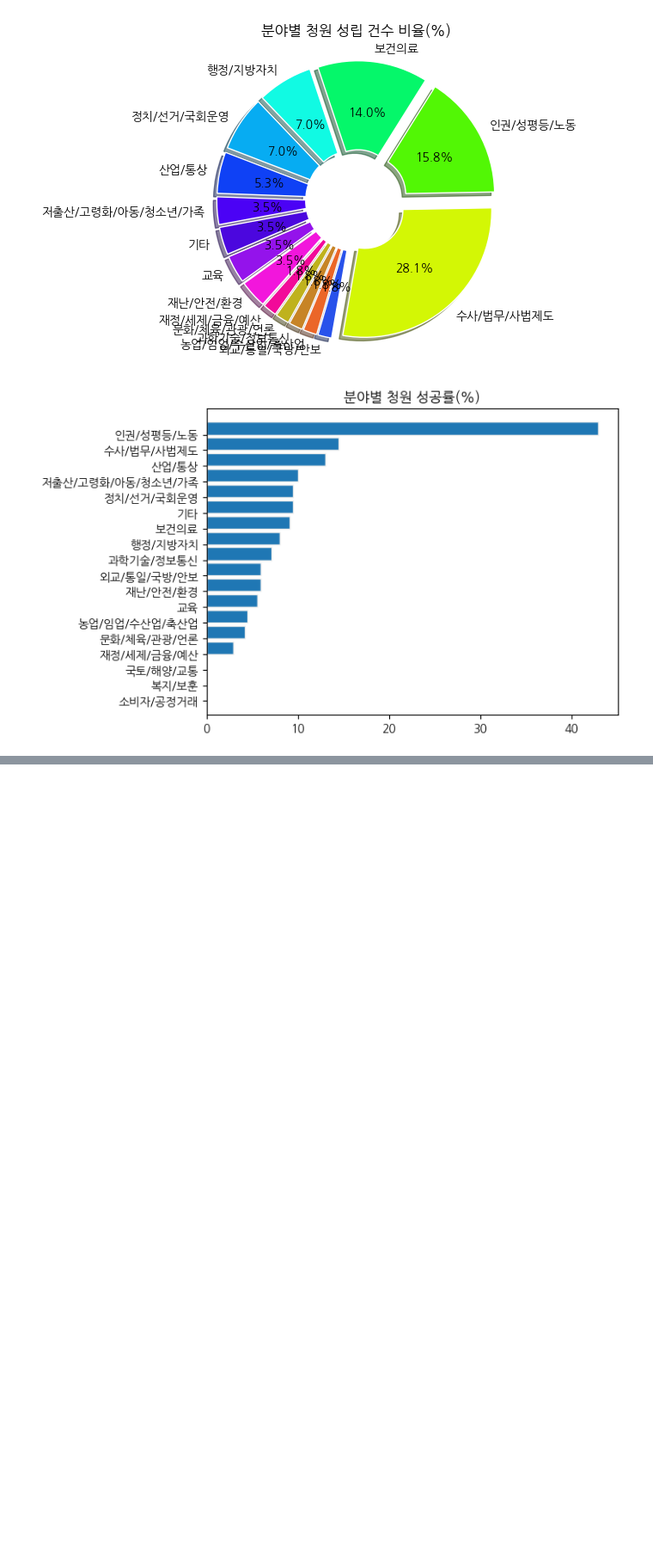
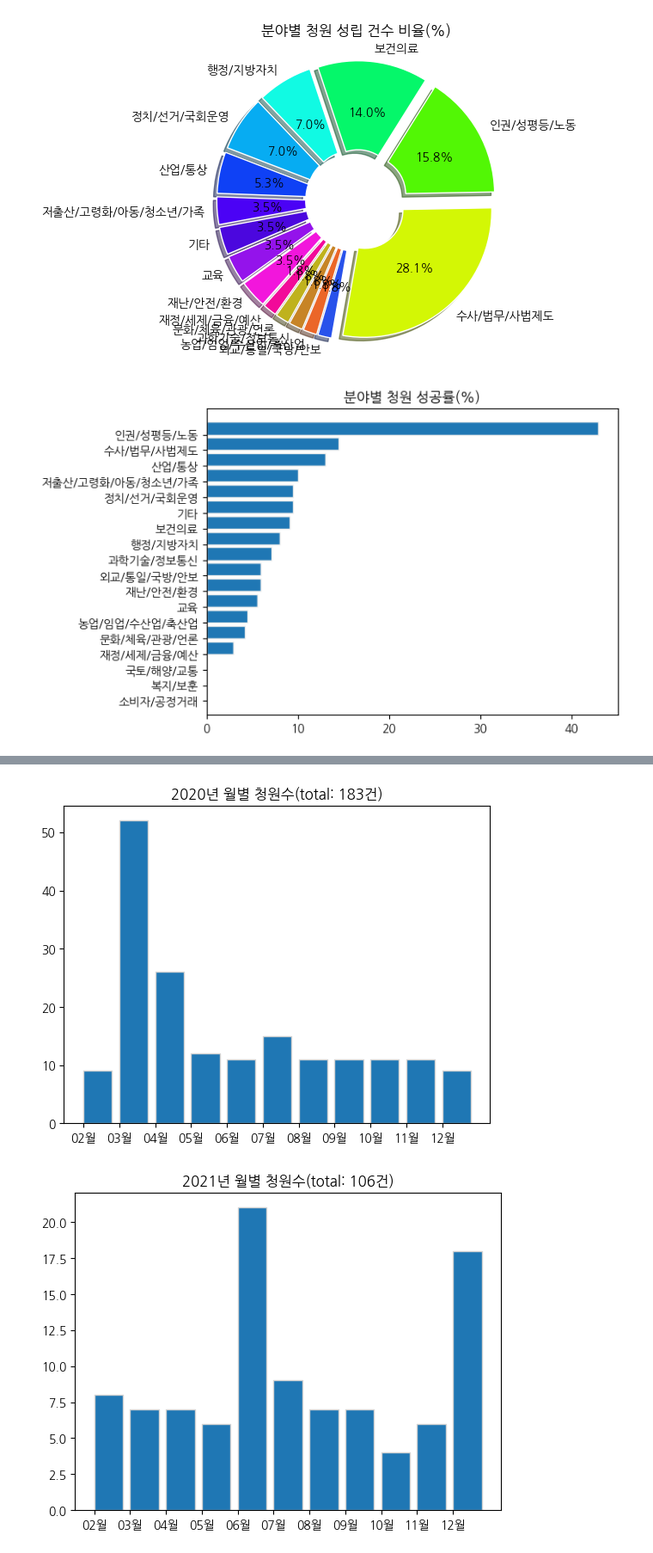
Before and after one commit to stonesteel0606/seaborn_tutorial, a Jupyter notebook: petition_scrapping.ipynb, the cells around one changed output, grey strips where cells are left out. Shown at 86% size. Saved outputs shown, nothing was run; the diff lists cells and outputs as text; code cells hidden in the pictures; blank space fills up the shorter version.

Commit message:
'add/data_graph'

```diff
--- a/petition_scrapping.ipynb
+++ b/petition_scrapping.ipynb
@@ -255,6 +255,18 @@ def get_bar_graph(df, subject, graph_title):
     plt.title(graph_title)
 
     return plt.show()
+# %%
+# 가로막대 그래프 만들어주는 함수
+def get_bar_graph2(df, subject, graph_title):
+    x = np.arange(df.shape[0])
+    years = df.index
+    values = [ a for a in df.loc[:, subject]]
+
+    plt.bar(x, values, align='edge', edgecolor='lightgray',
+            linewidth=1, tick_label=years)
+    plt.title(graph_title)
+
+    return plt.show()
 # %%
 # 파이 차트 얻는 함수
 def get_pie_chart(df, subject, graph_title):
@@ -365,0 +352,28 @@ get_bar_graph(df_year[2:], 2022, '2022년도 분야별 건수')
+# %%
+def get_month_data(year):
+
+    y_list = []
+    m_list = []
+    df_temp = pd.DataFrame(index=[year])
+    df_mon = df.copy()
+
+    y_list = [a.split('-')[0] for a in df['청원시작일']]
+    m_list = [a.split('-')[1] for a in df['청원시작일']]
+    df_mon['월'] = m_list
+    df_mon['청원시작일'] = y_list
+
+    df_mon = df_mon[df_mon['청원시작일'] == str(year)]
+    df_mon = df_mon.sort_values('월', ascending=True)
+    df_temp['total'] = [df_mon.shape[0]]
+
+    for m in df_mon['월'].unique():
+        df_temp[f'{m}월'] = [df_mon[df_mon['월'] == str(m)].shape[0]]
+
+    return df_temp
+# %%
+month_list = []
+for year in range(2020, 2023):
+    month_list.append(get_month_data(year))
+
+df_month = pd.concat(month_list).T
+df_month
@@ -365,0 +395,7 @@ get_bar_graph(df_year[2:], 2022, '2022년도 분야별 건수')
+# %%
+get_bar_graph2(df_month[2:], 2020, f'2020년 월별 청원수(total: {df_month.iloc[0, 0]}건)')
+get_bar_graph2(df_month[2:], 2021, f'2021년 월별 청원수(total: {df_month.iloc[0, 1]}건)')
+get_bar_graph2(df_month[2:], 2022, f'2022년 월별 청원수(total: {df_month.iloc[0, 2]}건)')
+# %% [output]
+[figure, added]
+[figure, added]
```
Also changed, not shown: parts of 14 cells of this notebook.
